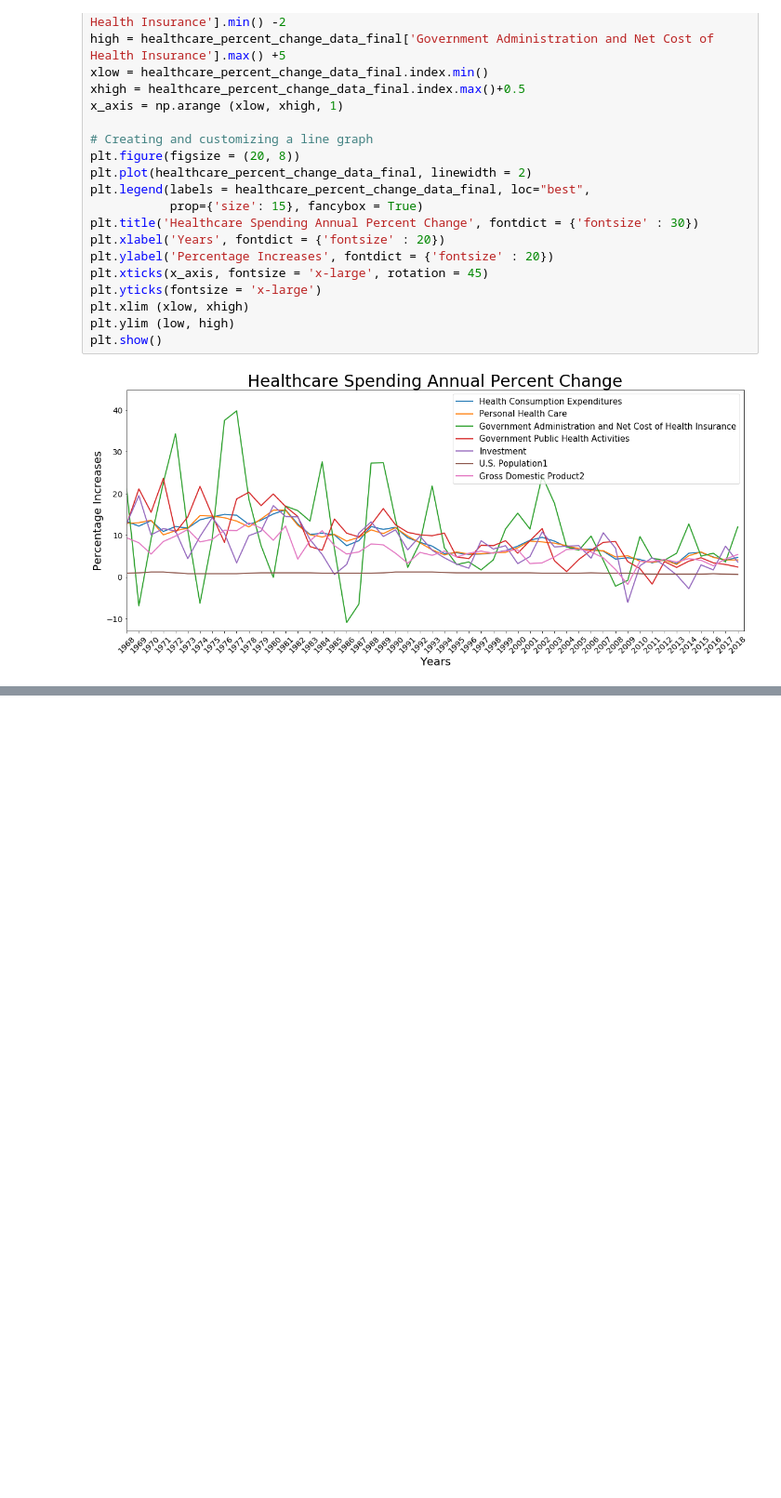
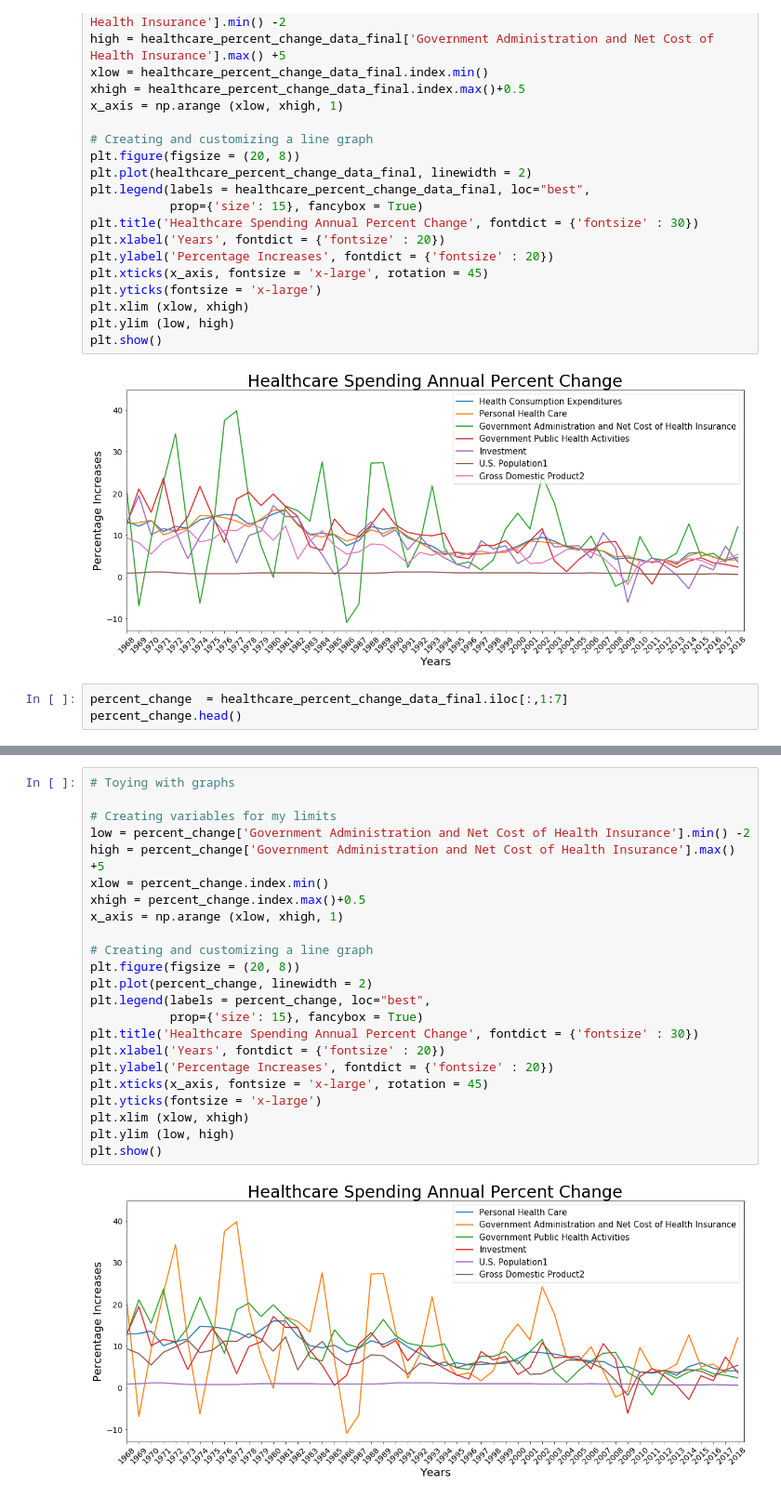
Before and after one commit to Rshn8411/project1, a Jupyter notebook: historical_data_summary.ipynb, the cells around one changed output, grey strips where cells are left out. Shown: that part at 93% size. Cells and saved outputs as stored; diff of their text form; blank space fills up the shorter version.

Commit message:
made some simple graphs

```diff
--- a/historical_data_summary.ipynb
+++ b/historical_data_summary.ipynb
@@ -173,3 +173,6 @@ plt.ylim (low, high)
 plt.show()
 # %% [output]
 [figure]
+# %%
+percent_change  = healthcare_percent_change_data_final.iloc[:,1:7]
+percent_change.head()
@@ -175,0 +187,25 @@ plt.show()
+# %%
+# Toying with graphs
+
+# Creating variables for my limits
+low = percent_change['Government Administration and Net Cost of Health Insurance'].min() -2
+high = percent_change['Government Administration and Net Cost of Health Insurance'].max() +5
+xlow = percent_change.index.min()
+xhigh = percent_change.index.max()+0.5
+x_axis = np.arange (xlow, xhigh, 1)
+
+# Creating and customizing a line graph
+plt.figure(figsize = (20, 8))
+plt.plot(percent_change, linewidth = 2)
+plt.legend(labels = percent_change, loc="best",
+           prop={'size': 15}, fancybox = True)
+plt.title('Healthcare Spending Annual Percent Change', fontdict = {'fontsize' : 30})
+plt.xlabel('Years', fontdict = {'fontsize' : 20})
+plt.ylabel('Percentage Increases', fontdict = {'fontsize' : 20})
+plt.xticks(x_axis, fontsize = 'x-large', rotation = 45)
+plt.yticks(fontsize = 'x-large')
+plt.xlim (xlow, xhigh)
+plt.ylim (low, high)
+plt.show()
+# %% [output]
+[figure, added]
```
Also changed, not shown: parts of 1 cell of this notebook, 2 other files.
